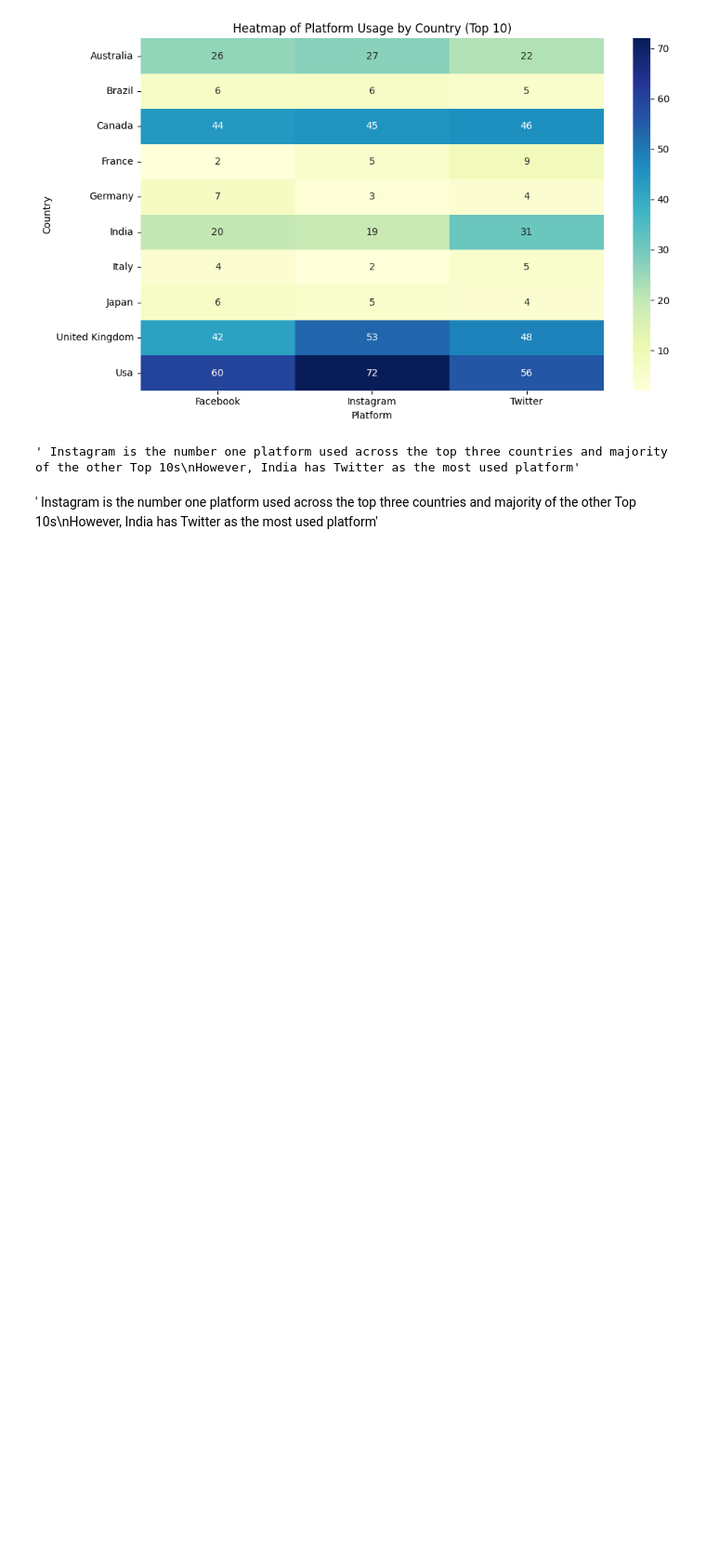
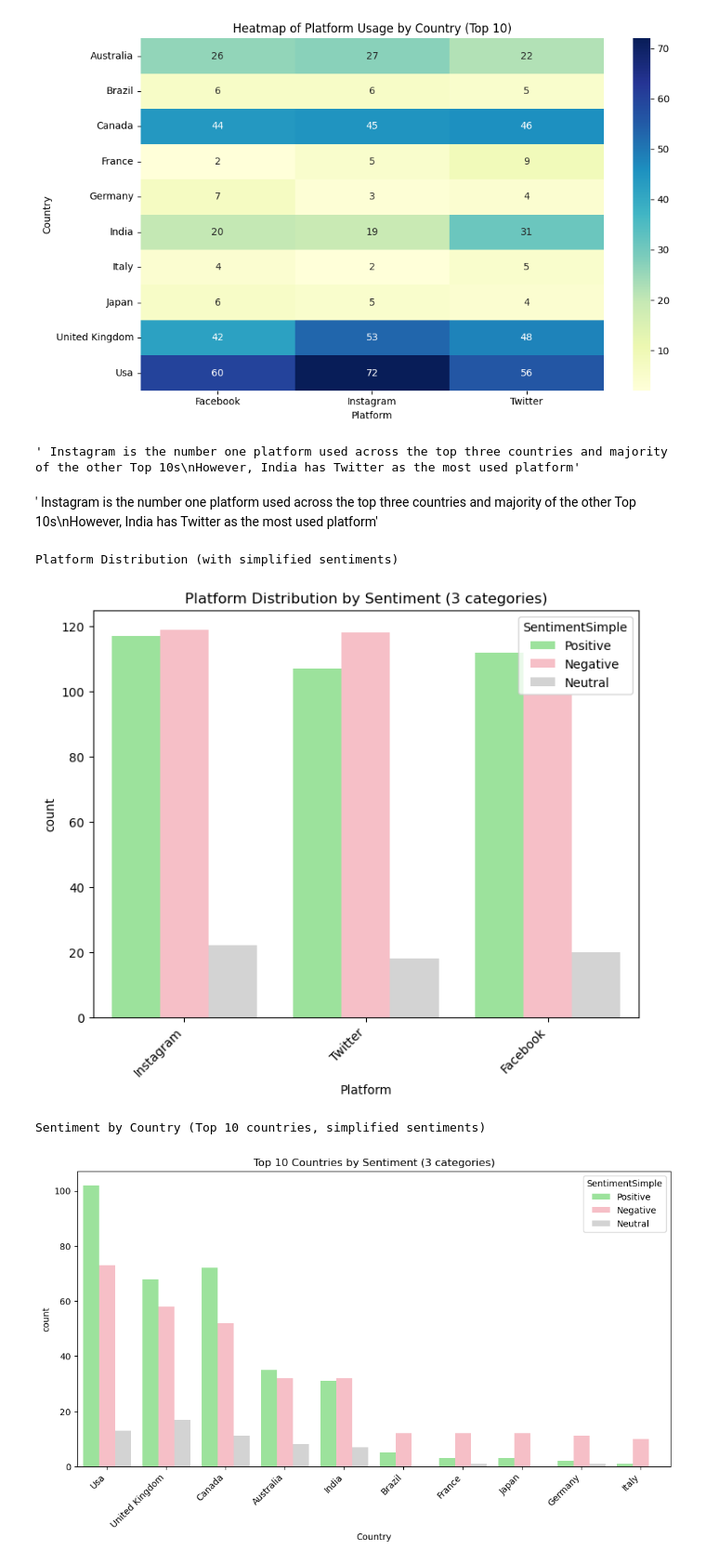
Before and after one commit to Eros-Carrasco/social-media-sentiment-insights, a Jupyter notebook: notebooks/EDA.ipynb, the cells around one changed output. Shown at 93% size. Saved outputs shown, nothing was run; the diff lists cells and outputs as text; code cells hidden in the pictures; blank space fills up the shorter version.

```diff
--- a/notebooks/EDA.ipynb
+++ b/notebooks/EDA.ipynb
@@ -637,3 +637,45 @@ However, India has Twitter as the most used platform'''
 ' Instagram is the number one platform used across the top three countries and majority of the other Top 10s\nHowever, India has Twitter as the most used platform'
 # %% [markdown]
 ' Instagram is the number one platform used across the top three countries and majority of the other Top 10s\nHowever, India has Twitter as the most used platform'
+# %%
+# =========================
+# Platform Distribution
+# =========================
+
+print("\nPlatform Distribution (with simplified sentiments)")
+
+sentiment_palette = {
+    "Positive": "#90EE90",   # LightGreen
+    "Neutral":  "#D3D3D3",   # LightGray
+    "Negative": "#FFB6C1"    # LightPink
+}
+
+plt.figure(figsize=(8,6))
+sns.countplot(x="Platform", hue="SentimentSimple", data=df,
+              order=df["Platform"].value_counts().index,
+              palette=sentiment_palette)
+plt.title("Platform Distribution by Sentiment (3 categories)")
+plt.xticks(rotation=45, ha="right")
+plt.show()
+
+# =========================
+# Sentiment by Country (Top 10 countries)
+# =========================
+
+print("\nSentiment by Country (Top 10 countries, simplified sentiments)")
+
+top_countries = df["Country"].value_counts().nlargest(10).index
+
+plt.figure(figsize=(12,6))
+sns.countplot(x="Country", hue="SentimentSimple",
+              data=df[df["Country"].isin(top_countries)],
+              order=top_countries,
+              palette=sentiment_palette)
+plt.title("Top 10 Countries by Sentiment (3 categories)")
+plt.xticks(rotation=45, ha="right")
+plt.show()
+# %% [output]
+Platform Distribution (with simplified sentiments)
+[figure, added]
+Sentiment by Country (Top 10 countries, simplified sentiments)
+[figure, added]
```
